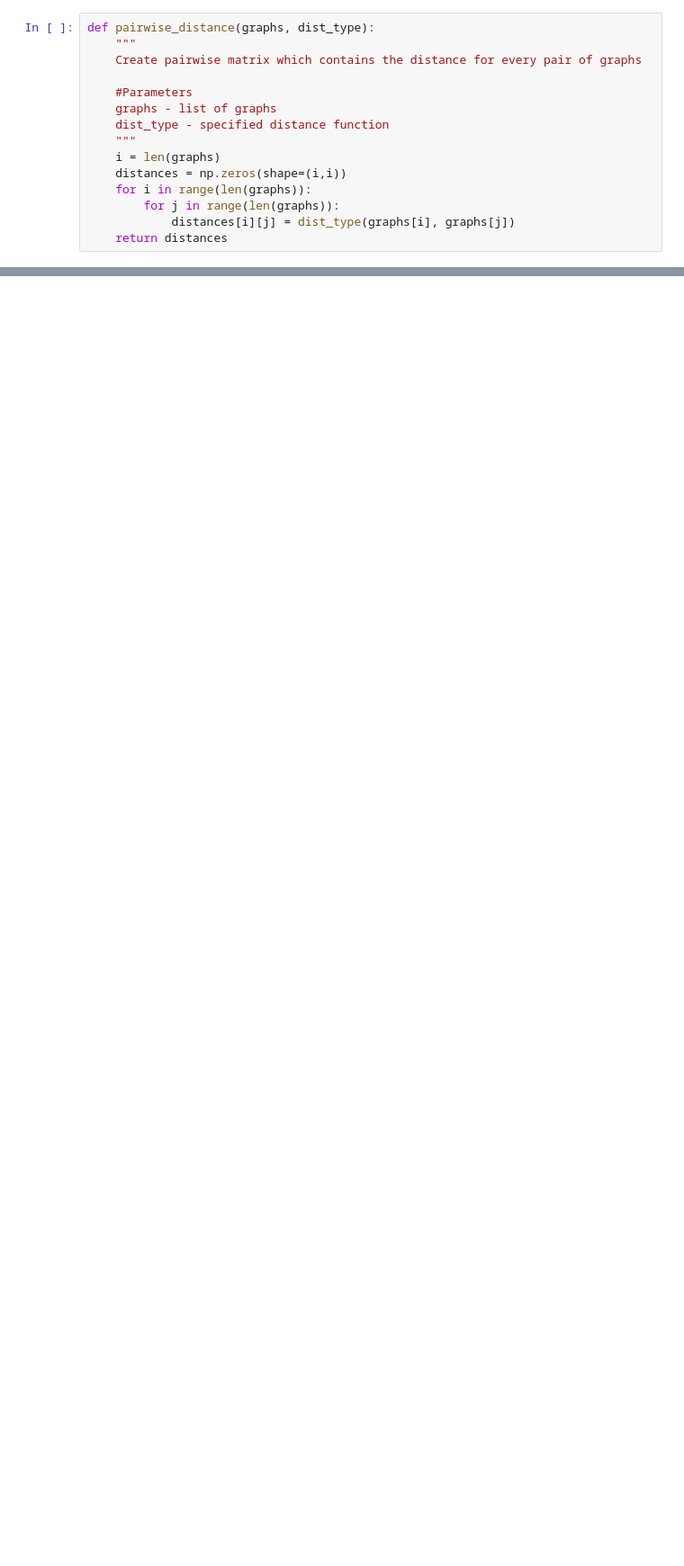
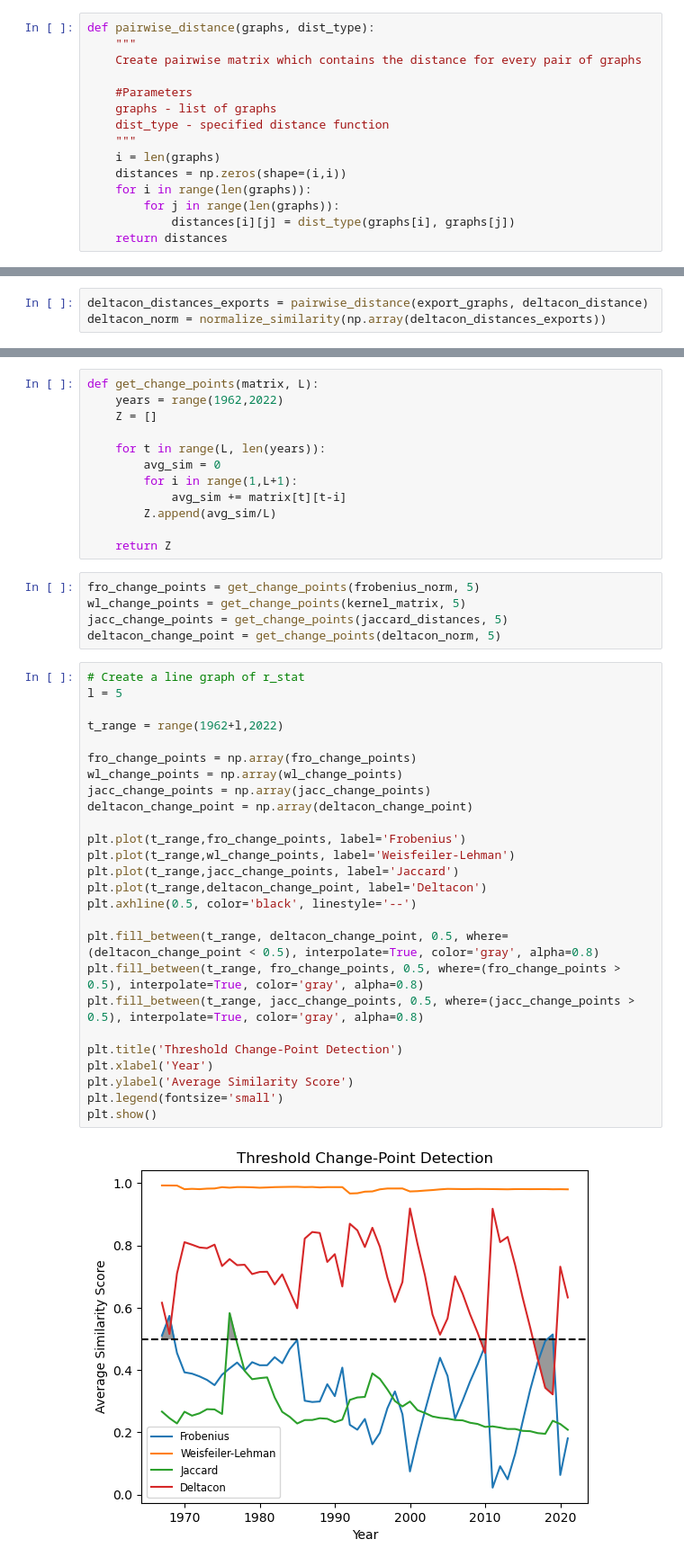
Before and after one commit to soschuetze/Trade-GNN-ChangePoint, a Jupyter notebook: notebooks/change_point_detection.ipynb, the cells around one changed output, grey strips where cells are left out. Shown: that part at 90% size. Cells and saved outputs as stored; diff of their text form; blank space fills up the shorter version.

Commit message:
Threshold change-point detection method

```diff
--- a/notebooks/change_point_detection.ipynb
+++ b/notebooks/change_point_detection.ipynb
@@ -70 +91,4 @@ jaccard_distances_exports = pairwise_distance(export_graphs, jaccard_distance)
+# %%
+deltacon_distances_exports = pairwise_distance(export_graphs, deltacon_distance)
+deltacon_norm = normalize_similarity(np.array(deltacon_distances_exports))
 # %%
@@ -158,0 +108,45 @@ plt.show()
+# %%
+def get_change_points(matrix, L):
+    years = range(1962,2022)
+    Z = []
+
+    for t in range(L, len(years)):
+        avg_sim = 0
+        for i in range(1,L+1):
+            avg_sim += matrix[t][t-i]
+        Z.append(avg_sim/L)
+
+    return Z
+# %%
+fro_change_points = get_change_points(frobenius_norm, 5)
+wl_change_points = get_change_points(kernel_matrix, 5)
+jacc_change_points = get_change_points(jaccard_distances, 5)
+deltacon_change_point = get_change_points(deltacon_norm, 5)
+# %%
+# Create a line graph of r_stat
+l = 5
+
+t_range = range(1962+l,2022)
+
+fro_change_points = np.array(fro_change_points)
+wl_change_points = np.array(wl_change_points)
+jacc_change_points = np.array(jacc_change_points)
+deltacon_change_point = np.array(deltacon_change_point)
+
+plt.plot(t_range,fro_change_points, label='Frobenius')
+plt.plot(t_range,wl_change_points, label='Weisfeiler-Lehman')
+plt.plot(t_range,jacc_change_points, label='Jaccard')
+plt.plot(t_range,deltacon_change_point, label='Deltacon')
+plt.axhline(0.5, color='black', linestyle='--')
+
+plt.fill_between(t_range, deltacon_change_point, 0.5, where=(deltacon_change_point < 0.5), interpolate=True, color='gray', alpha=0.8)
+plt.fill_between(t_range, fro_change_points, 0.5, where=(fro_change_points > 0.5), interpolate=True, color='gray', alpha=0.8)
+plt.fill_between(t_range, jacc_change_points, 0.5, where=(jacc_change_points > 0.5), interpolate=True, color='gray', alpha=0.8)
+
+plt.title('Threshold Change-Point Detection')
+plt.xlabel('Year')
+plt.ylabel('Average Similarity Score')
+plt.legend(fontsize='small')
+plt.show()
+# %% [output]
+[figure, added]
```
Also changed, not shown: parts of 21 cells of this notebook, 1 other file.
